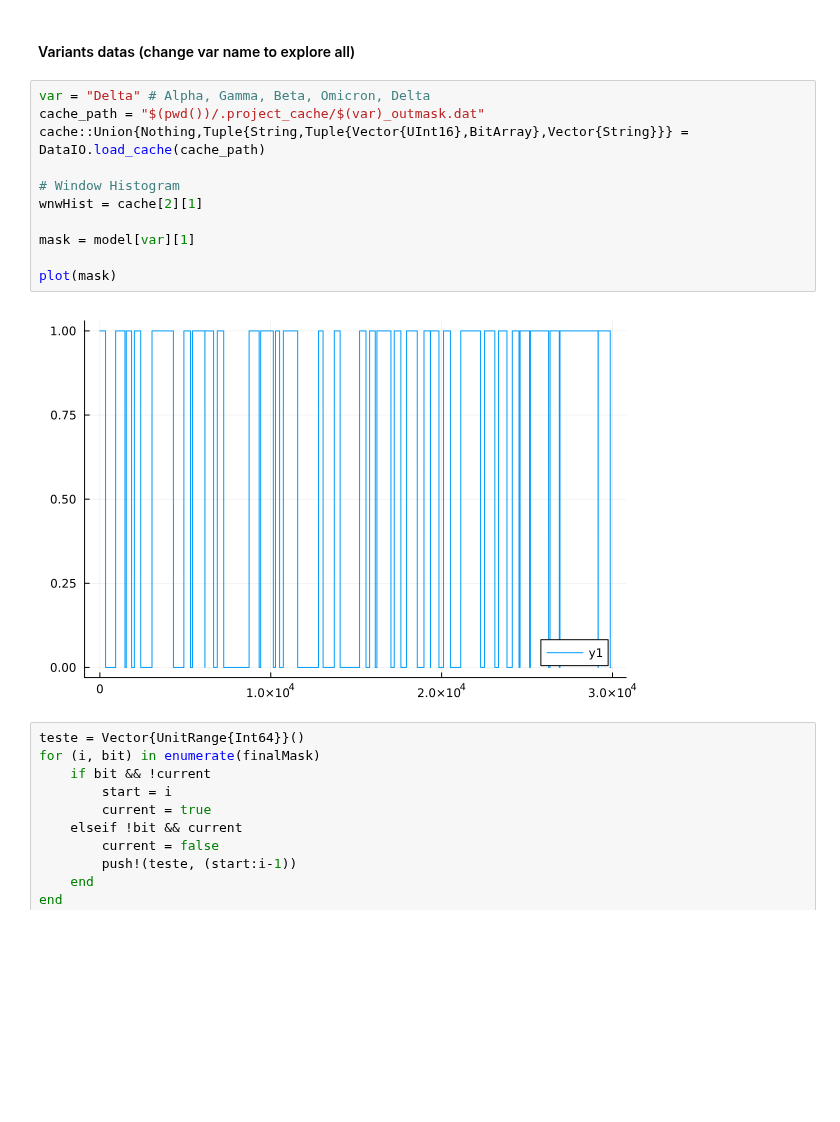
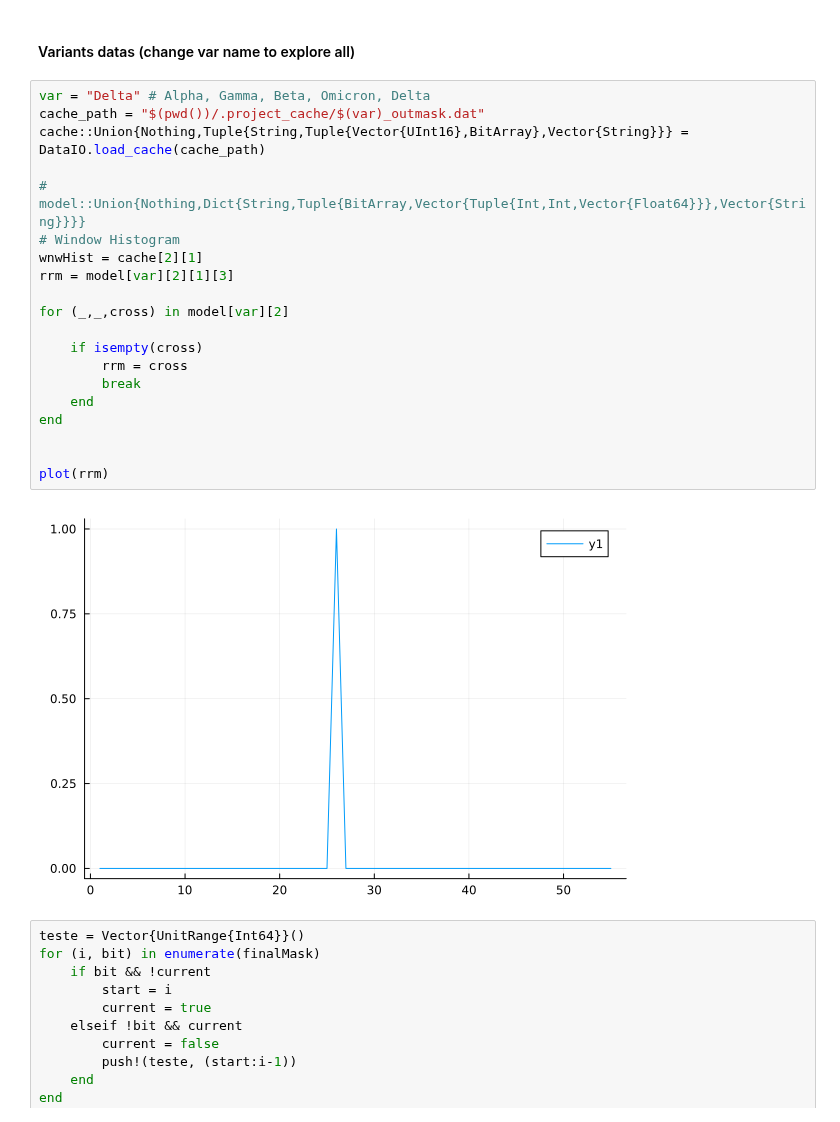
Before and after one commit to SALIPE/genomic-extractor, a Jupyter notebook: modeling.ipynb, the cells around one changed output. Cells and saved outputs as stored; diff of their text form; blank space fills up the shorter version.

```diff
--- a/modeling.ipynb
+++ b/modeling.ipynb
@@ -122,16 +121,25 @@ plot(plt)
 # %%
 var = "Delta" # Alpha, Gamma, Beta, Omicron, Delta
 cache_path = "$(pwd())/.project_cache/$(var)_outmask.dat"
 cache::Union{Nothing,Tuple{String,Tuple{Vector{UInt16},BitArray},Vector{String}}} = DataIO.load_cache(cache_path)
 
+# model::Union{Nothing,Dict{String,Tuple{BitArray,Vector{Tuple{Int,Int,Vector{Float64}}},Vector{String}}}}
 # Window Histogram
 wnwHist = cache[2][1]
+rrm = model[var][2][1][3]
 
-mask = model[var][1]
+for (_,_,cross) in model[var][2]
 
-plot(mask)
+    if isempty(cross)
+        rrm = cross
+        break
+    end
+end
+
+
+plot(rrm)
 # %% [output]
-[figure, old version]
+[figure, new version]
 # %%
 teste = Vector{UnitRange{Int64}}()
 for (i, bit) in enumerate(finalMask)
```
Also changed, not shown: parts of 5 cells of this notebook, 7 other files.
